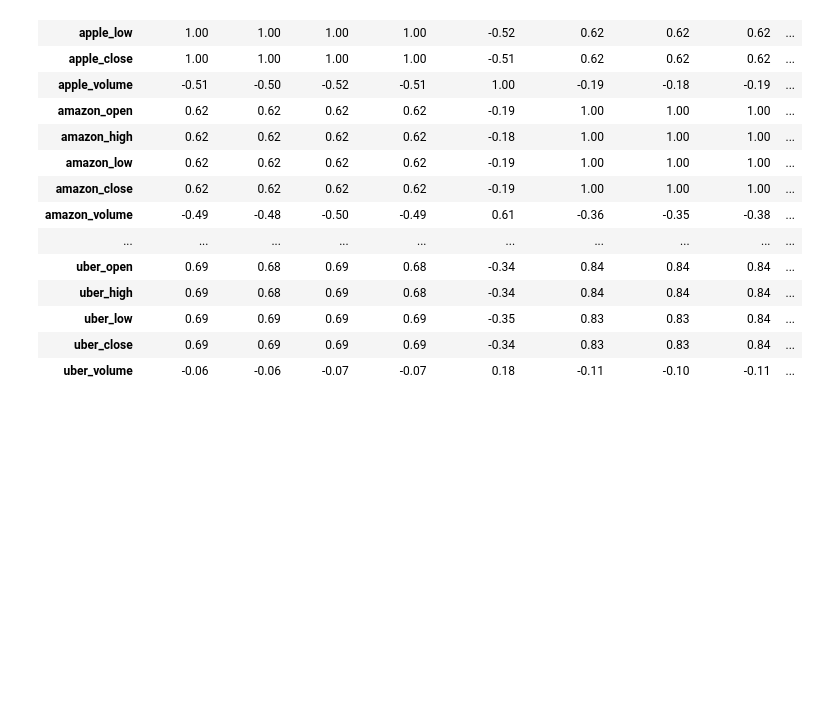
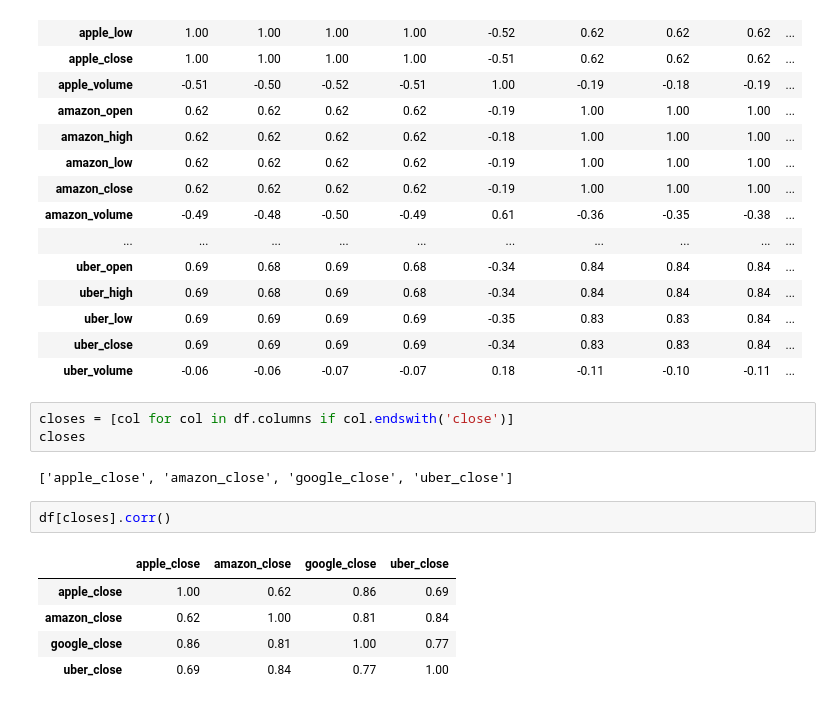
Before and after one commit to KrzysztofTyszecki/data-science-bootcamp, a Jupyter notebook: Dane_gieldowe.ipynb, the cells around one changed output. Drawn from its saved outputs; the diff is of its cells as text; blank space fills up the shorter version.

```diff
--- a/Dane_gieldowe.ipynb
+++ b/Dane_gieldowe.ipynb
@@ -466,3 +466,16 @@ df.corr()
 | uber_low | 0.69 | 0.69 | 0.69 | 0.69 | -0.35 | 0.83 | 0.83 | 0.84 | ... |
 | uber_close | 0.69 | 0.69 | 0.69 | 0.69 | -0.34 | 0.83 | 0.83 | 0.84 | ... |
 | uber_volume | -0.06 | -0.06 | -0.07 | -0.07 | 0.18 | -0.11 | -0.10 | -0.11 | ... |
+# %%
+closes = [col for col in df.columns if col.endswith('close')]
+closes
+# %% [output]
+['apple_close', 'amazon_close', 'google_close', 'uber_close']
+# %%
+df[closes].corr()
+# %% [output]
+|  | apple_close | amazon_close | google_close | uber_close |
+| apple_close | 1.00 | 0.62 | 0.86 | 0.69 |
+| amazon_close | 0.62 | 1.00 | 0.81 | 0.84 |
+| google_close | 0.86 | 0.81 | 1.00 | 0.77 |
+| uber_close | 0.69 | 0.84 | 0.77 | 1.00 |
```
Also changed, not shown: parts of 4 cells of this notebook.
